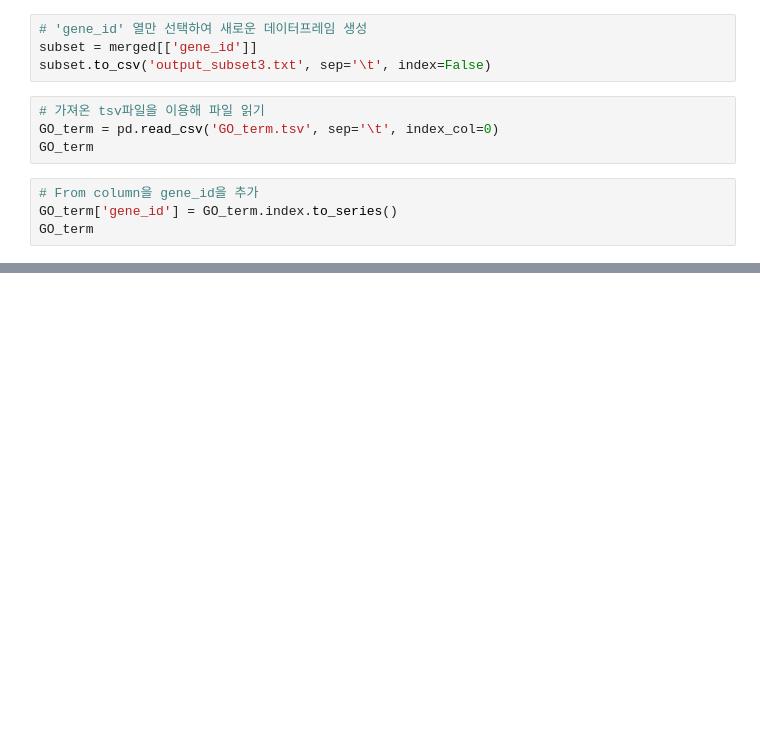
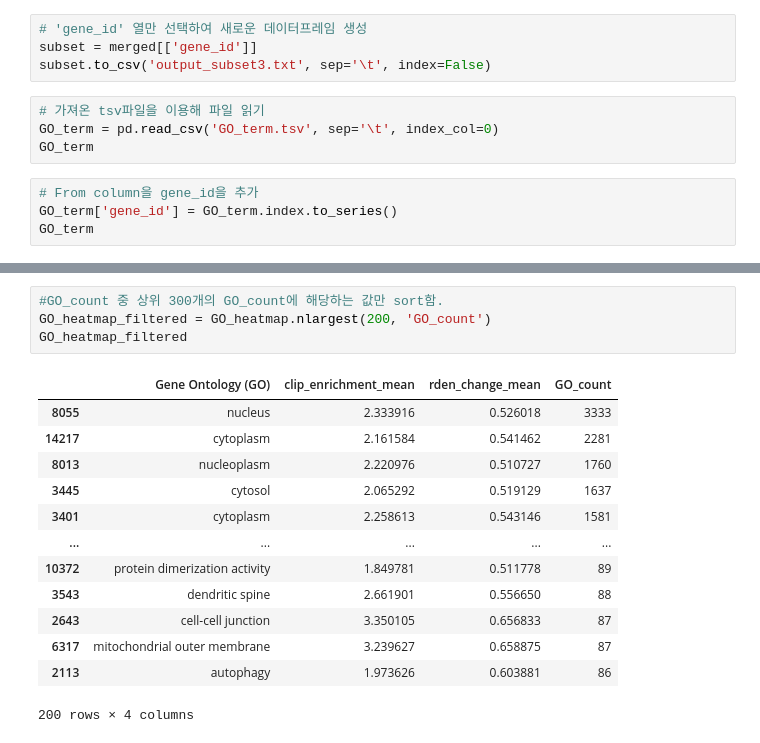
Before and after one commit to JungseoChoi/CJSbioinformatics, a Jupyter notebook: bioinformatics_project.ipynb, the cells around one changed output, grey strips where cells are left out. Saved outputs shown, nothing was run; the diff lists cells and outputs as text; blank space fills up the shorter version.

```diff
--- a/bioinformatics_project.ipynb
+++ b/bioinformatics_project.ipynb
@@ -256,0 +282,18 @@ subsets_GO[:15]
+# %%
+#GO_count 중 상위 300개의 GO_count에 해당하는 값만 sort함.
+GO_heatmap_filtered = GO_heatmap.nlargest(200, 'GO_count')
+GO_heatmap_filtered
+# %% [output]
+|  | Gene Ontology (GO) | clip_enrichment_mean | rden_change_mean | GO_count |
+| 8055 | nucleus | 2.333916 | 0.526018 | 3333 |
+| 14217 | cytoplasm | 2.161584 | 0.541462 | 2281 |
+| 8013 | nucleoplasm | 2.220976 | 0.510727 | 1760 |
+| 3445 | cytosol | 2.065292 | 0.519129 | 1637 |
+| 3401 | cytoplasm | 2.258613 | 0.543146 | 1581 |
+| ... | ... | ... | ... | ... |
+| 10372 | protein dimerization activity | 1.849781 | 0.511778 | 89 |
+| 3543 | dendritic spine | 2.661901 | 0.556650 | 88 |
+| 2643 | cell-cell junction | 3.350105 | 0.656833 | 87 |
+| 6317 | mitochondrial outer membrane | 3.239627 | 0.658875 | 87 |
+| 2113 | autophagy | 1.973626 | 0.603881 | 86 |
+200 rows × 4 columns
```
Also changed, not shown: parts of 15 cells of this notebook.
